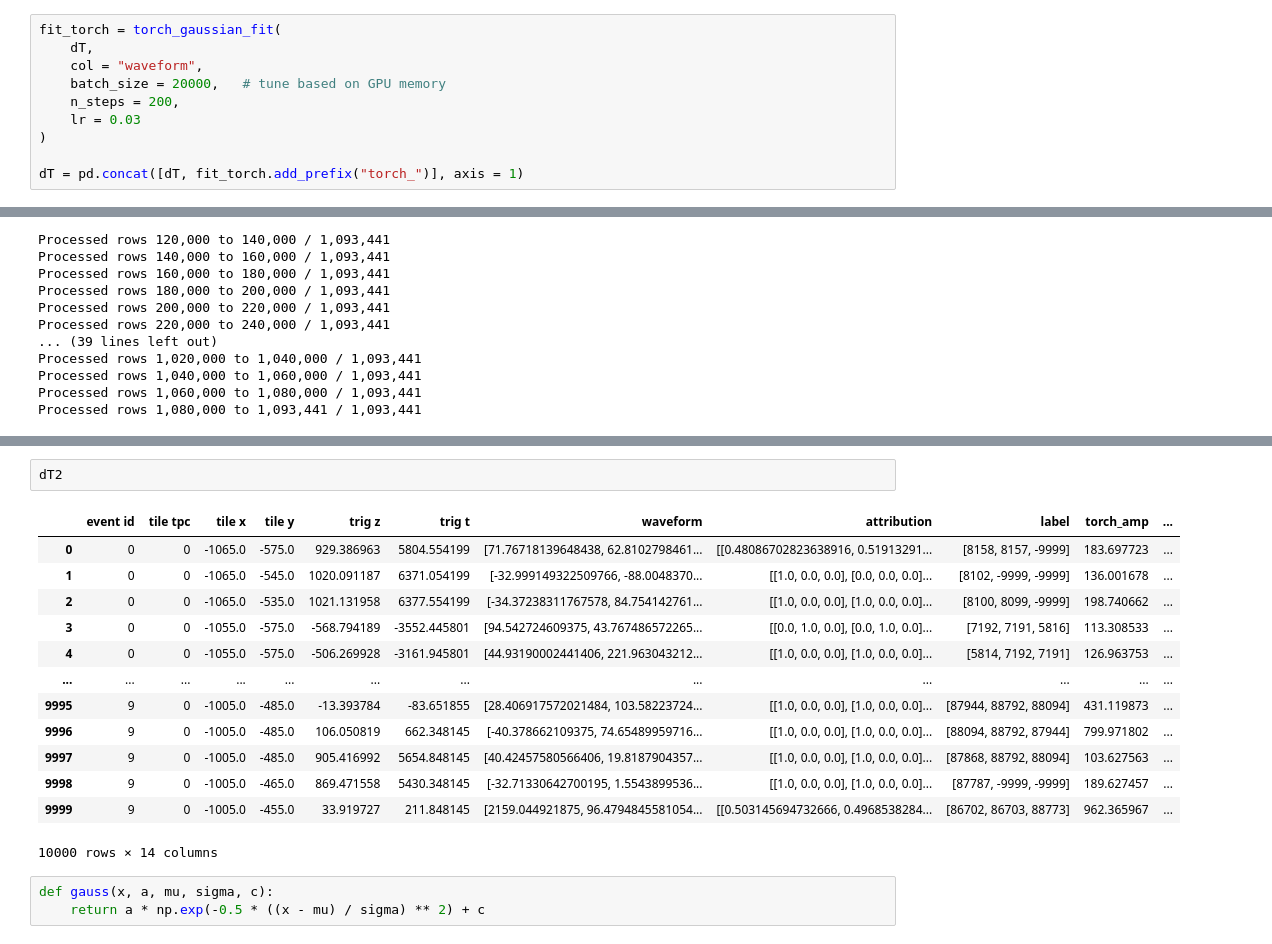
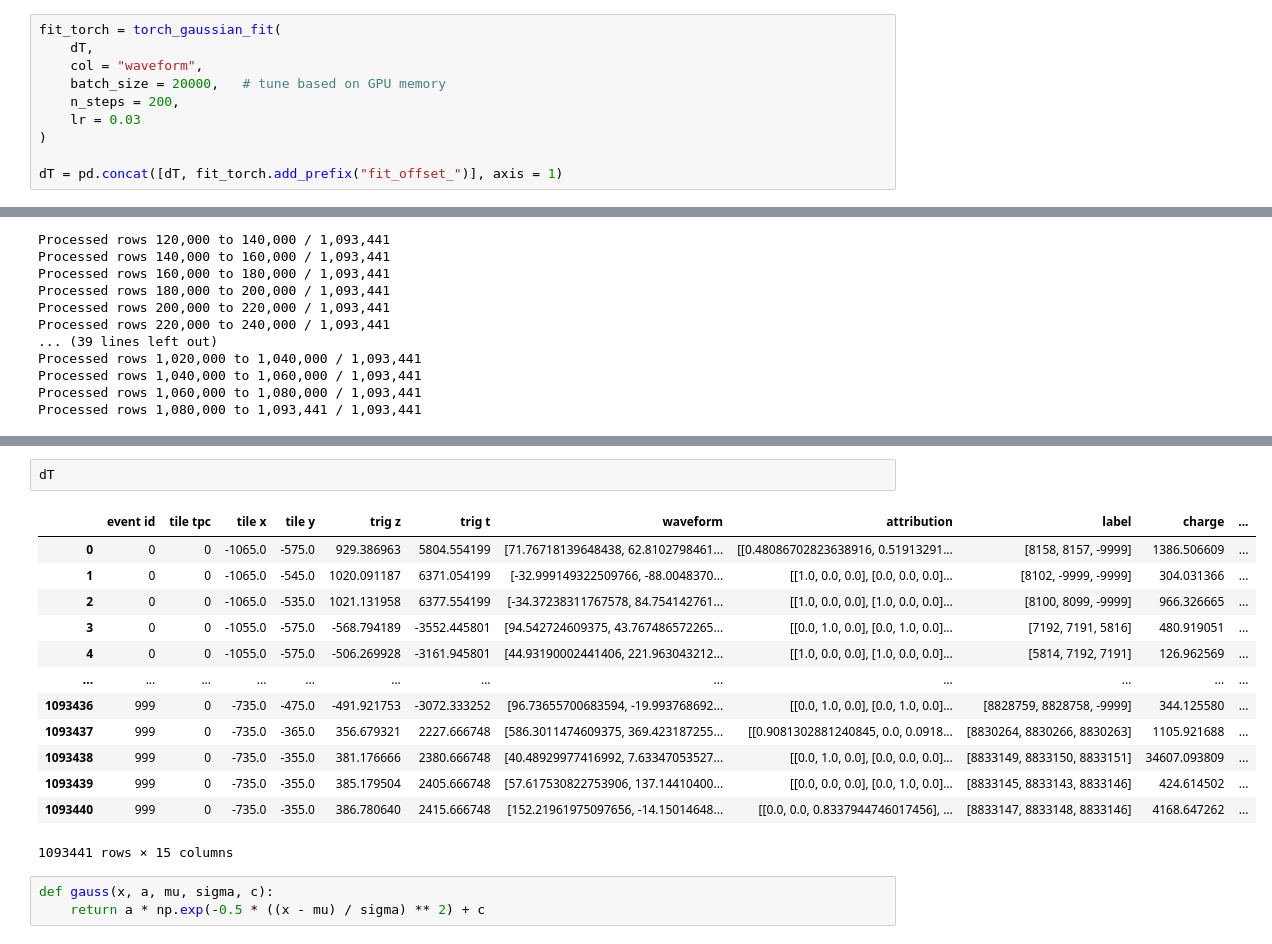
Before and after one commit to wangbtc/GAMPix4SNe, a Jupyter notebook: Validation/detsim/fitGaussian.ipynb, the cells around one changed output, grey strips where cells are left out. Saved outputs shown, nothing was run; the diff lists cells and outputs as text.

```diff
--- a/Validation/detsim/fitGaussian.ipynb
+++ b/Validation/detsim/fitGaussian.ipynb
@@ -152,7 +156,7 @@ fit_torch = torch_gaussian_fit(
     lr = 0.03
 )
 
-dT = pd.concat([dT, fit_torch.add_prefix("torch_")], axis = 1)
+dT = pd.concat([dT, fit_torch.add_prefix("fit_offset_")], axis = 1)
 # %% [output]
 Processed rows 0 to 20,000 / 1,093,441
 Processed rows 20,000 to 40,000 / 1,093,441
@@ -194,19 +178,19 @@ dT2.loc[0, "trig t"], dT2.loc[0, "waveform"]
 # %%
-dT2
+dT
 # %% [output]
-|  | event id | tile tpc | tile x | tile y | trig z | trig t | waveform | attribution | label | torch_amp | ... |
-| 0 | 0 | 0 | -1065.0 | -575.0 | 929.386963 | 5804.554199 | [71.76718139648438, 62.8102798461... | [[0.48086702823638916, 0.51913291... | [8158, 8157, -9999] | 183.697723 | ... |
-| 1 | 0 | 0 | -1065.0 | -545.0 | 1020.091187 | 6371.054199 | [-32.999149322509766, -88.0048370... | [[1.0, 0.0, 0.0], [0.0, 0.0, 0.0]... | [8102, -9999, -9999] | 136.001678 | ... |
-| 2 | 0 | 0 | -1065.0 | -535.0 | 1021.131958 | 6377.554199 | [-34.37238311767578, 84.754142761... | [[1.0, 0.0, 0.0], [1.0, 0.0, 0.0]... | [8100, 8099, -9999] | 198.740662 | ... |
-| 3 | 0 | 0 | -1055.0 | -575.0 | -568.794189 | -3552.445801 | [94.542724609375, 43.767486572265... | [[0.0, 1.0, 0.0], [0.0, 1.0, 0.0]... | [7192, 7191, 5816] | 113.308533 | ... |
-| 4 | 0 | 0 | -1055.0 | -575.0 | -506.269928 | -3161.945801 | [44.93190002441406, 221.963043212... | [[1.0, 0.0, 0.0], [1.0, 0.0, 0.0]... | [5814, 7192, 7191] | 126.963753 | ... |
+|  | event id | tile tpc | tile x | tile y | trig z | trig t | waveform | attribution | label | charge | ... |
+| 0 | 0 | 0 | -1065.0 | -575.0 | 929.386963 | 5804.554199 | [71.76718139648438, 62.8102798461... | [[0.48086702823638916, 0.51913291... | [8158, 8157, -9999] | 1386.506609 | ... |
+| 1 | 0 | 0 | -1065.0 | -545.0 | 1020.091187 | 6371.054199 | [-32.999149322509766, -88.0048370... | [[1.0, 0.0, 0.0], [0.0, 0.0, 0.0]... | [8102, -9999, -9999] | 304.031366 | ... |
+| 2 | 0 | 0 | -1065.0 | -535.0 | 1021.131958 | 6377.554199 | [-34.37238311767578, 84.754142761... | [[1.0, 0.0, 0.0], [1.0, 0.0, 0.0]... | [8100, 8099, -9999] | 966.326665 | ... |
+| 3 | 0 | 0 | -1055.0 | -575.0 | -568.794189 | -3552.445801 | [94.542724609375, 43.767486572265... | [[0.0, 1.0, 0.0], [0.0, 1.0, 0.0]... | [7192, 7191, 5816] | 480.919051 | ... |
+| 4 | 0 | 0 | -1055.0 | -575.0 | -506.269928 | -3161.945801 | [44.93190002441406, 221.963043212... | [[1.0, 0.0, 0.0], [1.0, 0.0, 0.0]... | [5814, 7192, 7191] | 126.962569 | ... |
 | ... | ... | ... | ... | ... | ... | ... | ... | ... | ... | ... | ... |
-| 9995 | 9 | 0 | -1005.0 | -485.0 | -13.393784 | -83.651855 | [28.406917572021484, 103.58223724... | [[1.0, 0.0, 0.0], [1.0, 0.0, 0.0]... | [87944, 88792, 88094] | 431.119873 | ... |
-| 9996 | 9 | 0 | -1005.0 | -485.0 | 106.050819 | 662.348145 | [-40.378662109375, 74.65489959716... | [[1.0, 0.0, 0.0], [1.0, 0.0, 0.0]... | [88094, 88792, 87944] | 799.971802 | ... |
-| 9997 | 9 | 0 | -1005.0 | -485.0 | 905.416992 | 5654.848145 | [40.42457580566406, 19.8187904357... | [[1.0, 0.0, 0.0], [1.0, 0.0, 0.0]... | [87868, 88792, 88094] | 103.627563 | ... |
-| 9998 | 9 | 0 | -1005.0 | -465.0 | 869.471558 | 5430.348145 | [-32.71330642700195, 1.5543899536... | [[1.0, 0.0, 0.0], [1.0, 0.0, 0.0]... | [87787, -9999, -9999] | 189.627457 | ... |
-| 9999 | 9 | 0 | -1005.0 | -455.0 | 33.919727 | 211.848145 | [2159.044921875, 96.4794845581054... | [[0.503145694732666, 0.4968538284... | [86702, 86703, 88773] | 962.365967 | ... |
+| 1093436 | 999 | 0 | -735.0 | -475.0 | -491.921753 | -3072.333252 | [96.73655700683594, -19.993768692... | [[0.0, 1.0, 0.0], [0.0, 1.0, 0.0]... | [8828759, 8828758, -9999] | 344.125580 | ... |
+| 1093437 | 999 | 0 | -735.0 | -365.0 | 356.679321 | 2227.666748 | [586.3011474609375, 369.423187255... | [[0.9081302881240845, 0.0, 0.0918... | [8830264, 8830266, 8830263] | 1105.921688 | ... |
+| 1093438 | 999 | 0 | -735.0 | -355.0 | 381.176666 | 2380.666748 | [40.48929977416992, 7.63347053527... | [[0.0, 1.0, 0.0], [0.0, 0.0, 0.0]... | [8833149, 8833150, 8833151] | 34607.093809 | ... |
+| 1093439 | 999 | 0 | -735.0 | -355.0 | 385.179504 | 2405.666748 | [57.617530822753906, 137.14410400... | [[0.0, 0.0, 0.0], [0.0, 1.0, 0.0]... | [8833145, 8833143, 8833146] | 424.614502 | ... |
+| 1093440 | 999 | 0 | -735.0 | -355.0 | 386.780640 | 2415.666748 | [152.21961975097656, -14.15014648... | [[0.0, 0.0, 0.8337944746017456], ... | [8833147, 8833148, 8833146] | 4168.647262 | ... |
-10000 rows × 14 columns
+1093441 rows × 15 columns
 # %%
 def gauss(x, a, mu, sigma, c):
     return a * np.exp(-0.5 * ((x - mu) / sigma) ** 2) + c
```
Also changed, not shown: parts of 25 cells of this notebook, 2 other files.
